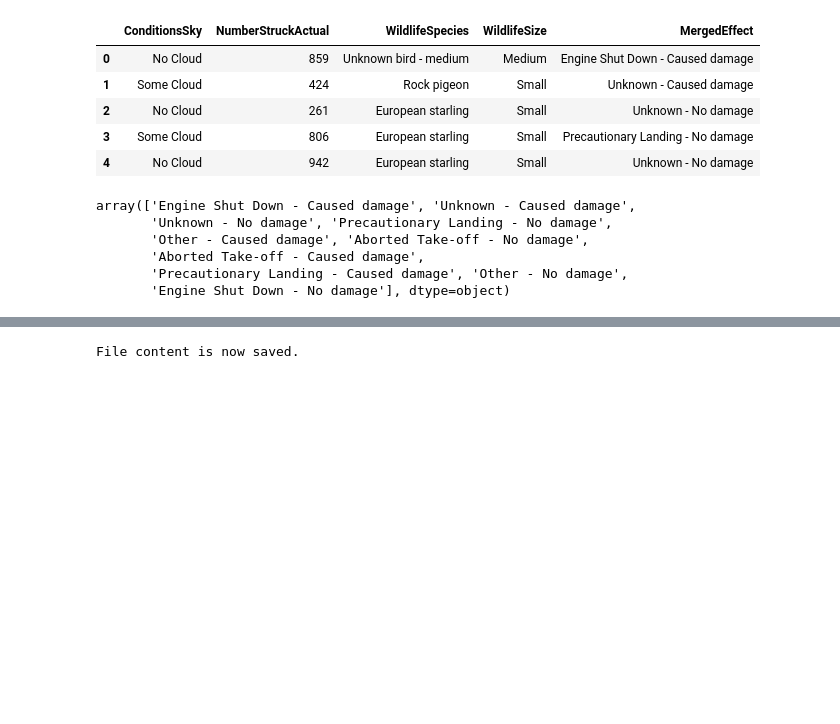
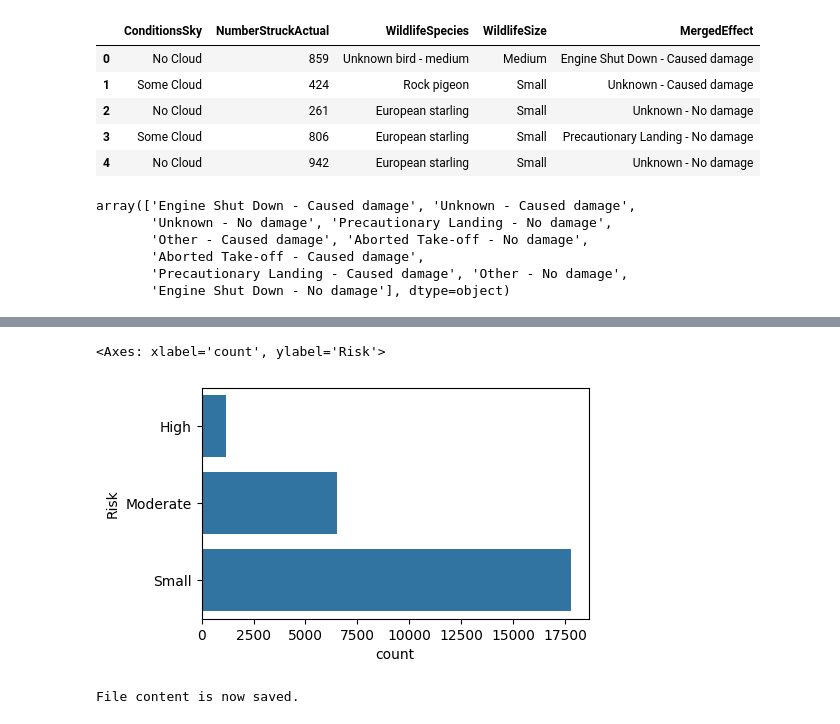
Before and after one commit to Aashiff2003/DSGP-group-25, a Jupyter notebook: Risk_Analysis_Dataset_creation.ipynb, the cells around one changed output, grey strips where cells are left out. Cells and saved outputs as stored; diff of their text form; code cells hidden in the pictures; blank space fills up the shorter version.

```diff
--- a/Risk_Analysis_dataset.ipynb
+++ b/Risk_Analysis_Dataset_creation.ipynb
@@ -217,0 +276,13 @@ df.head()
+# %%
+def categorize_risk(alert_score):
+    if alert_score <= 5:
+        return 'Small'
+    elif alert_score <= 14:
+        return 'Moderate'
+    else:
+        return 'High'
+
+# Apply the categorization to create the Risk feature
+df['Risk'] = df['AlertScore'].apply(categorize_risk)
+
+print(df[['AlertScore', 'Risk']])
@@ -218,3 +304,9 @@ df.head()
+# %%
+plt.figure(figsize=[5,3])
+sns.countplot(data=df['Risk'])
+# %% [output]
+<Axes: xlabel='count', ylabel='Risk'>
+[figure, added]
 # %%
 df.to_csv('Risk_Analysis.csv', index=False)  # Save the current DataFrame to the file, erasing the previous content
 
```
Also changed, not shown: parts of 5 cells of this notebook, 1 other file.
